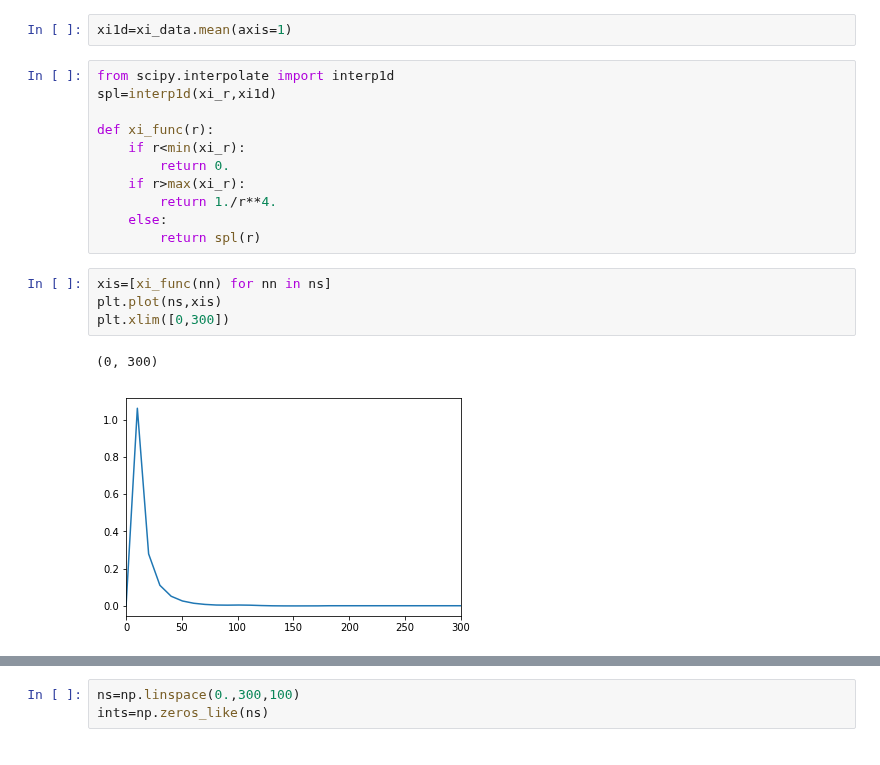
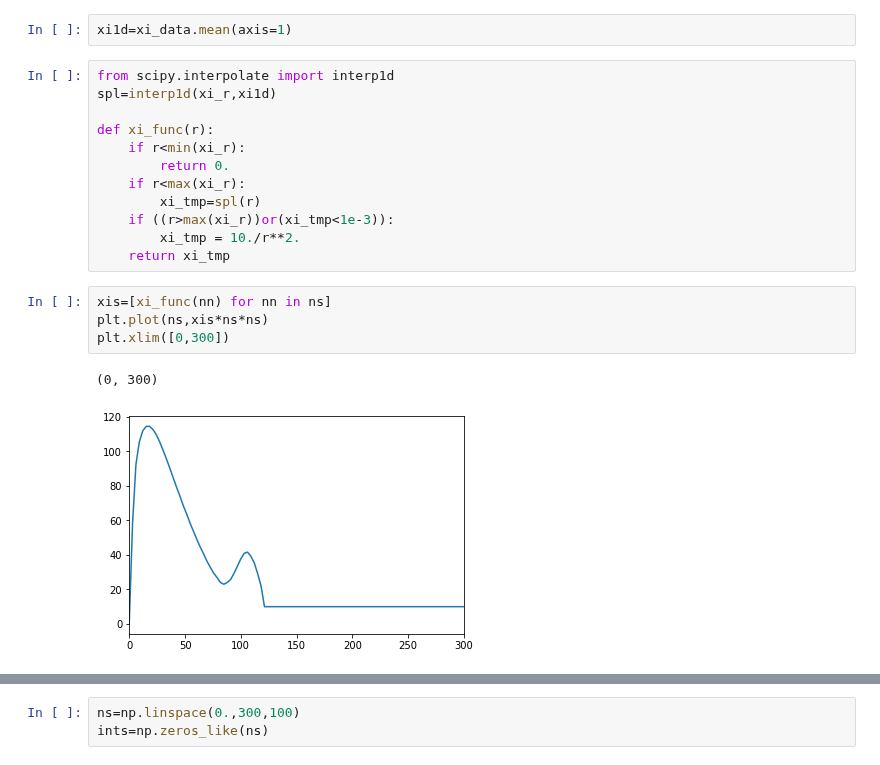
Before and after one commit to oliverphilcox/RascalC, a Jupyter notebook: jupyter/Xi(r) Kernel Probability.ipynb, the cells around one changed output, grey strips where cells are left out. Cells and saved outputs as stored; diff of their text form.

```diff
--- a/jupyter/Xi(r) Kernel Probability.ipynb
+++ b/jupyter/Xi(r) Kernel Probability.ipynb
@@ -16,14 +16,15 @@ spl=interp1d(xi_r,xi1d)
 def xi_func(r):
     if r<min(xi_r):
         return 0.
-    if r>max(xi_r):
-        return 1./r**4.
-    else:
-        return spl(r)
+    if r<max(xi_r):
+        xi_tmp=spl(r)
+    if ((r>max(xi_r))or(xi_tmp<1e-3)):
+        xi_tmp = 10./r**2.
+    return xi_tmp
 # %%
 xis=[xi_func(nn) for nn in ns]
-plt.plot(ns,xis)
+plt.plot(ns,xis*ns*ns)
 plt.xlim([0,300])
 # %% [output]
 (0, 300)
-[figure, old version]
+[figure, new version]
```
Also changed, not shown: parts of 4 cells of this notebook, 2 other files.
